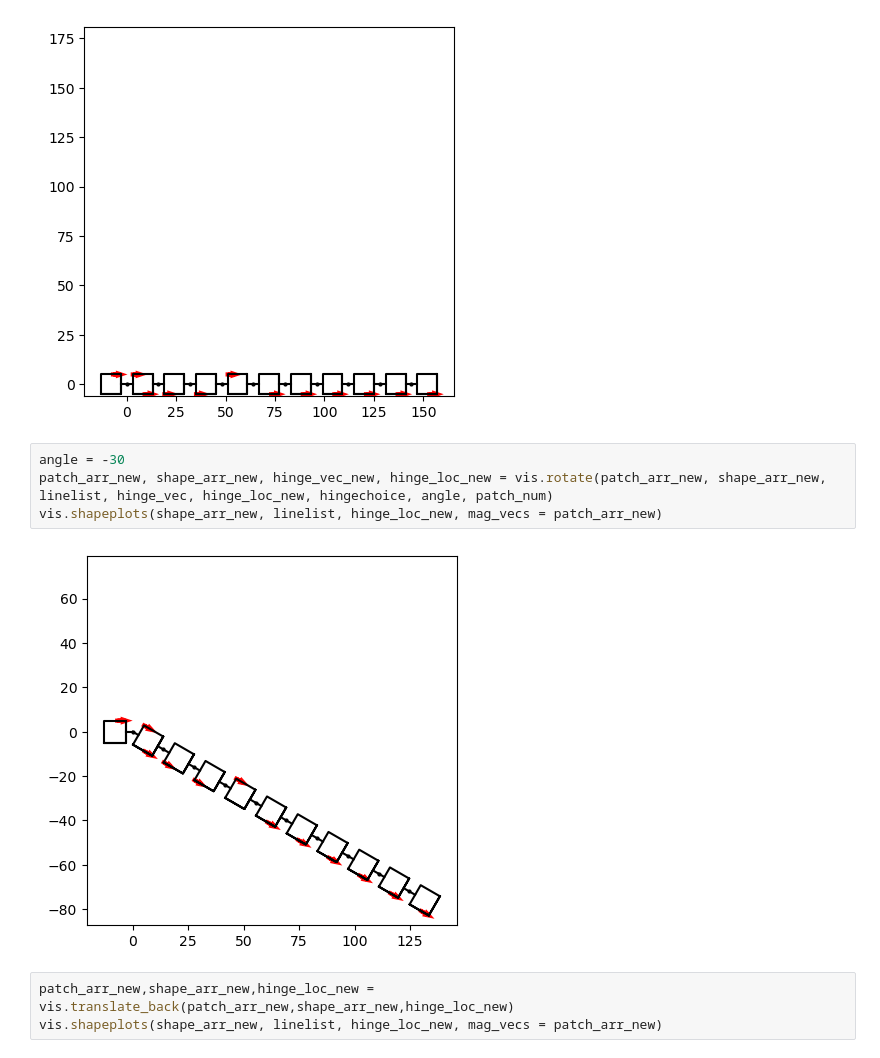
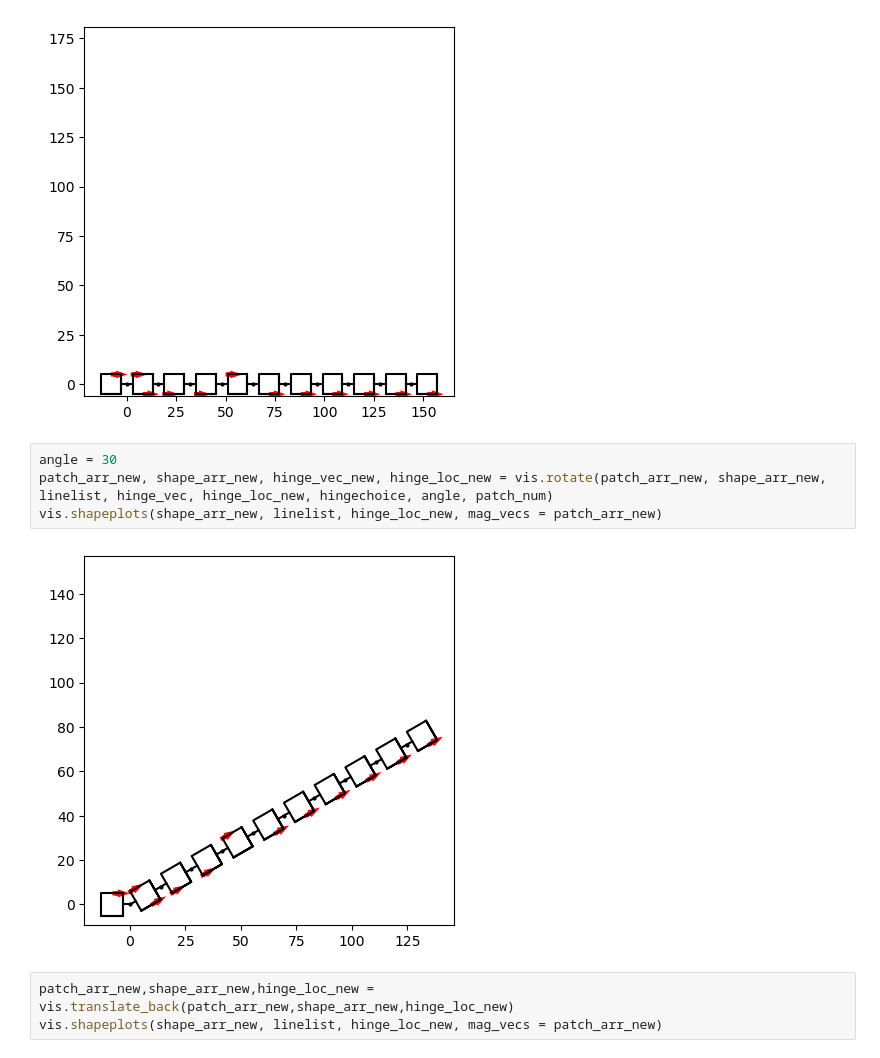
Before and after one commit to dymc9548/Magnetic-actuator-simulation, a Jupyter notebook: initial_Visualization.ipynb, the cells around one changed output. Drawn from its saved outputs; the diff is of its cells as text.

```diff
--- a/initial_Visualization.ipynb
+++ b/initial_Visualization.ipynb
@@ -50,11 +50,11 @@ vis.shapeplots(shape_arr_new, linelist, hinge_loc_new, mag_vecs = patch_arr_new)
 # %% [output]
 [figure]
 # %%
-angle = -30
+angle = 30
 patch_arr_new, shape_arr_new, hinge_vec_new, hinge_loc_new = vis.rotate(patch_arr_new, shape_arr_new, linelist, hinge_vec, hinge_loc_new, hingechoice, angle, patch_num)
 vis.shapeplots(shape_arr_new, linelist, hinge_loc_new, mag_vecs = patch_arr_new)
 # %% [output]
-[figure, old version]
+[figure, new version]
 # %%
 patch_arr_new,shape_arr_new,hinge_loc_new = vis.translate_back(patch_arr_new,shape_arr_new,hinge_loc_new)
 vis.shapeplots(shape_arr_new, linelist, hinge_loc_new, mag_vecs = patch_arr_new)
```
Also changed, not shown: parts of 4 cells of this notebook.
